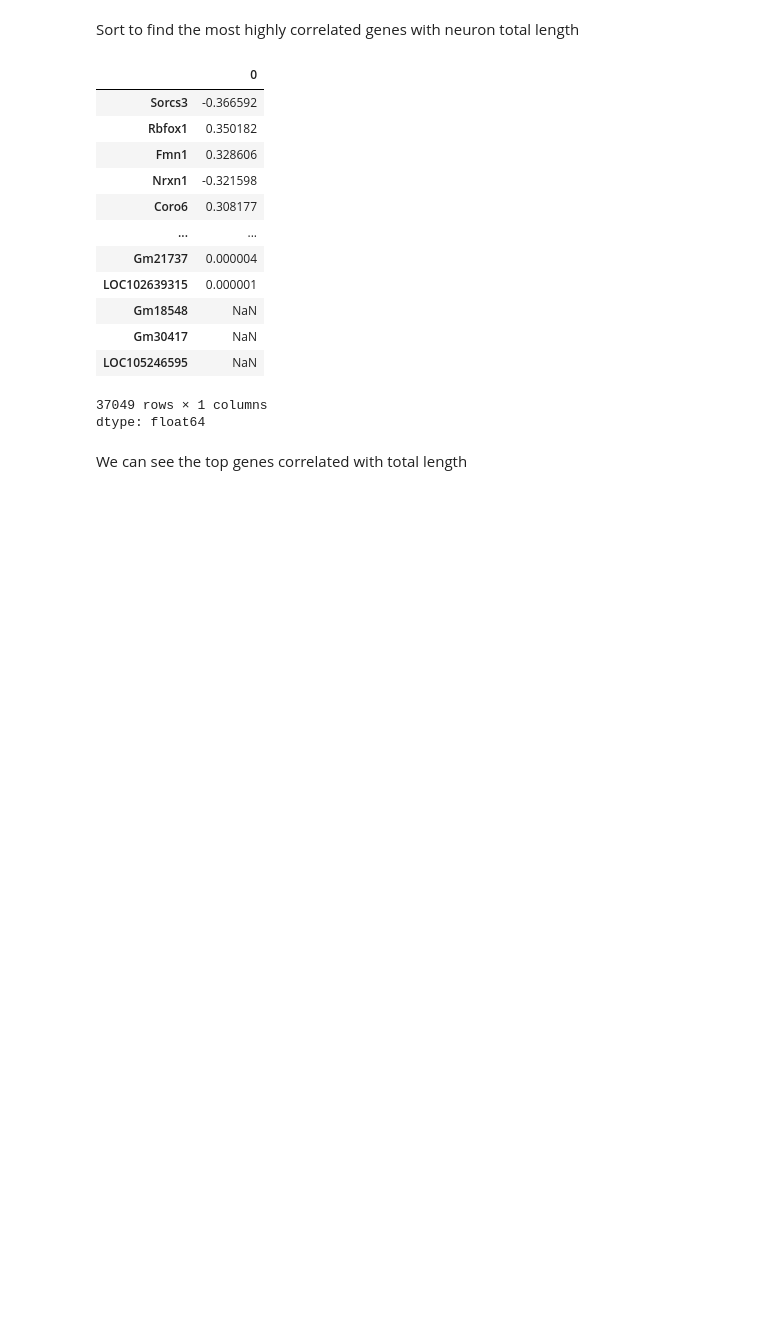
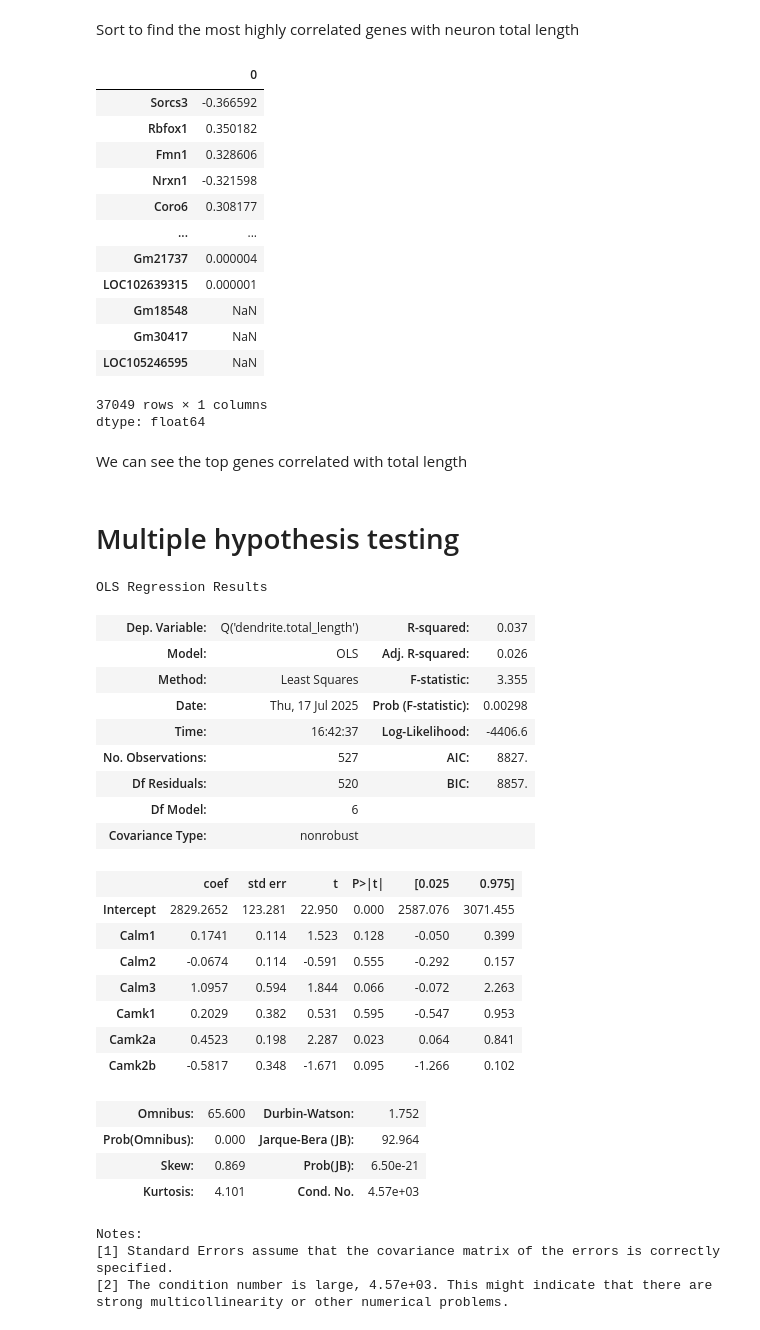
Before and after one commit to tb-harris/neuroscience-2025, a Jupyter notebook: 8_Linear_Regression_with_Genes_and_Morphology.ipynb, the cells around one changed output. Cells and saved outputs as stored; diff of their text form; code cells hidden in the pictures; blank space fills up the shorter version.

```diff
--- a/8_Linear_Regression_with_Genes_and_Morphology.ipynb
+++ b/8_Linear_Regression_with_Genes_and_Morphology.ipynb
@@ -297,3 +290,34 @@ corrs.sort_values(ascending=False, key=abs)
 dtype: float64
 # %% [markdown]
 We can see the top genes correlated with total length
+# %% [markdown]
+# Multiple hypothesis testing
+# %%
+model_camk.summary()
+# %% [output]
+OLS Regression Results
+| Dep. Variable: | Q('dendrite.total_length') | R-squared: | 0.037 |
+| Model: | OLS | Adj. R-squared: | 0.026 |
+| Method: | Least Squares | F-statistic: | 3.355 |
+| Date: | Thu, 17 Jul 2025 | Prob (F-statistic): | 0.00298 |
+| Time: | 16:42:37 | Log-Likelihood: | -4406.6 |
+| No. Observations: | 527 | AIC: | 8827. |
+| Df Residuals: | 520 | BIC: | 8857. |
+| Df Model: | 6 |  |  |
+| Covariance Type: | nonrobust |  |  |
+|  | coef | std err | t | P>|t| | [0.025 | 0.975] |
+| Intercept | 2829.2652 | 123.281 | 22.950 | 0.000 | 2587.076 | 3071.455 |
+| Calm1 | 0.1741 | 0.114 | 1.523 | 0.128 | -0.050 | 0.399 |
+| Calm2 | -0.0674 | 0.114 | -0.591 | 0.555 | -0.292 | 0.157 |
+| Calm3 | 1.0957 | 0.594 | 1.844 | 0.066 | -0.072 | 2.263 |
+| Camk1 | 0.2029 | 0.382 | 0.531 | 0.595 | -0.547 | 0.953 |
+| Camk2a | 0.4523 | 0.198 | 2.287 | 0.023 | 0.064 | 0.841 |
+| Camk2b | -0.5817 | 0.348 | -1.671 | 0.095 | -1.266 | 0.102 |
+| Omnibus: | 65.600 | Durbin-Watson: | 1.752 |
+| Prob(Omnibus): | 0.000 | Jarque-Bera (JB): | 92.964 |
+| Skew: | 0.869 | Prob(JB): | 6.50e-21 |
+| Kurtosis: | 4.101 | Cond. No. | 4.57e+03 |
+Notes:
+[1] Standard Errors assume that the covariance matrix of the errors is correctly specified.
+[2] The condition number is large, 4.57e+03. This might indicate that there are
+strong multicollinearity or other numerical problems.
```
Also changed, not shown: parts of 11 cells of this notebook.
